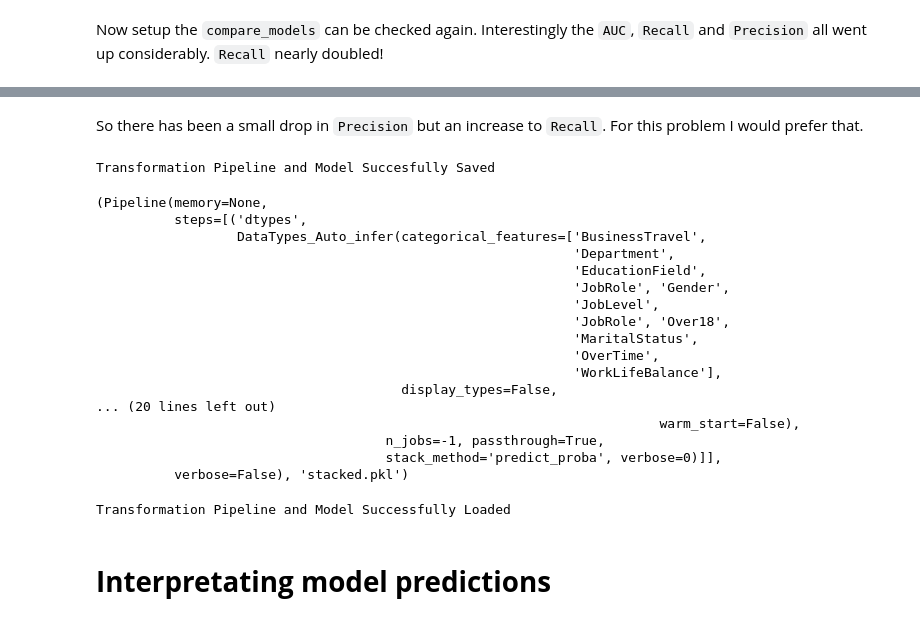
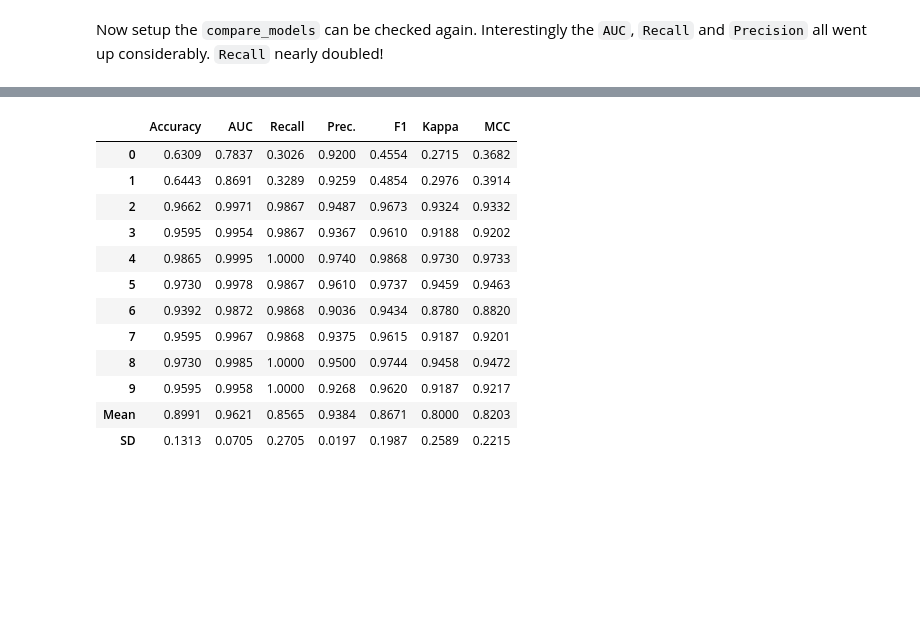
Before and after one commit to Oufattole/HR-Attrition, a Jupyter notebook: Predicting_employee_attrition.ipynb, the cells around one changed output, grey strips where cells are left out. Saved outputs shown, nothing was run; the diff lists cells and outputs as text; code cells hidden in the pictures; blank space fills up the shorter version.

```diff
--- a/Predicting_employee_attrition.ipynb
+++ b/Predicting_employee_attrition.ipynb
@@ -547,29 +523,16 @@ stacked = stack_models([cb, gbc, gbm, rf], optimize = "Recall", method = "predic
-# %% [markdown]
-So there has been a small drop in `Precision` but an increase to `Recall`. For this problem I would prefer that.
-# %%
-save_model(stacked, "stacked") # Save the stacked model
-# %% [output]
-Transformation Pipeline and Model Succesfully Saved
-(Pipeline(memory=None,
-          steps=[('dtypes',
-                  DataTypes_Auto_infer(categorical_features=['BusinessTravel',
-                                                             'Department',
-                                                             'EducationField',
-                                                             'JobRole', 'Gender',
-                                                             'JobLevel',
-                                                             'JobRole', 'Over18',
-                                                             'MaritalStatus',
-                                                             'OverTime',
-                                                             'WorkLifeBalance'],
-                                       display_types=False,
-... (20 lines left out)
-                                                                        warm_start=False),
-                                     n_jobs=-1, passthrough=True,
-                                     stack_method='predict_proba', verbose=0)]],
-          verbose=False), 'stacked.pkl')
-# %%
-stacked = load_model("stacked")
-# %% [output]
-Transformation Pipeline and Model Successfully Loaded
-# %% [markdown]
-# **Interpretating model predictions**
+# %%
+cb = create_model("catboost") # Catboost model
+# %% [output]
+|  | Accuracy | AUC | Recall | Prec. | F1 | Kappa | MCC |
+| 0 | 0.6309 | 0.7837 | 0.3026 | 0.9200 | 0.4554 | 0.2715 | 0.3682 |
+| 1 | 0.6443 | 0.8691 | 0.3289 | 0.9259 | 0.4854 | 0.2976 | 0.3914 |
+| 2 | 0.9662 | 0.9971 | 0.9867 | 0.9487 | 0.9673 | 0.9324 | 0.9332 |
+| 3 | 0.9595 | 0.9954 | 0.9867 | 0.9367 | 0.9610 | 0.9188 | 0.9202 |
+| 4 | 0.9865 | 0.9995 | 1.0000 | 0.9740 | 0.9868 | 0.9730 | 0.9733 |
+| 5 | 0.9730 | 0.9978 | 0.9867 | 0.9610 | 0.9737 | 0.9459 | 0.9463 |
+| 6 | 0.9392 | 0.9872 | 0.9868 | 0.9036 | 0.9434 | 0.8780 | 0.8820 |
+| 7 | 0.9595 | 0.9967 | 0.9868 | 0.9375 | 0.9615 | 0.9187 | 0.9201 |
+| 8 | 0.9730 | 0.9985 | 1.0000 | 0.9500 | 0.9744 | 0.9458 | 0.9472 |
+| 9 | 0.9595 | 0.9958 | 1.0000 | 0.9268 | 0.9620 | 0.9187 | 0.9217 |
+| Mean | 0.8991 | 0.9621 | 0.8565 | 0.9384 | 0.8671 | 0.8000 | 0.8203 |
+| SD | 0.1313 | 0.0705 | 0.2705 | 0.0197 | 0.1987 | 0.2589 | 0.2215 |
```
Also changed, not shown: parts of 10 cells of this notebook.
